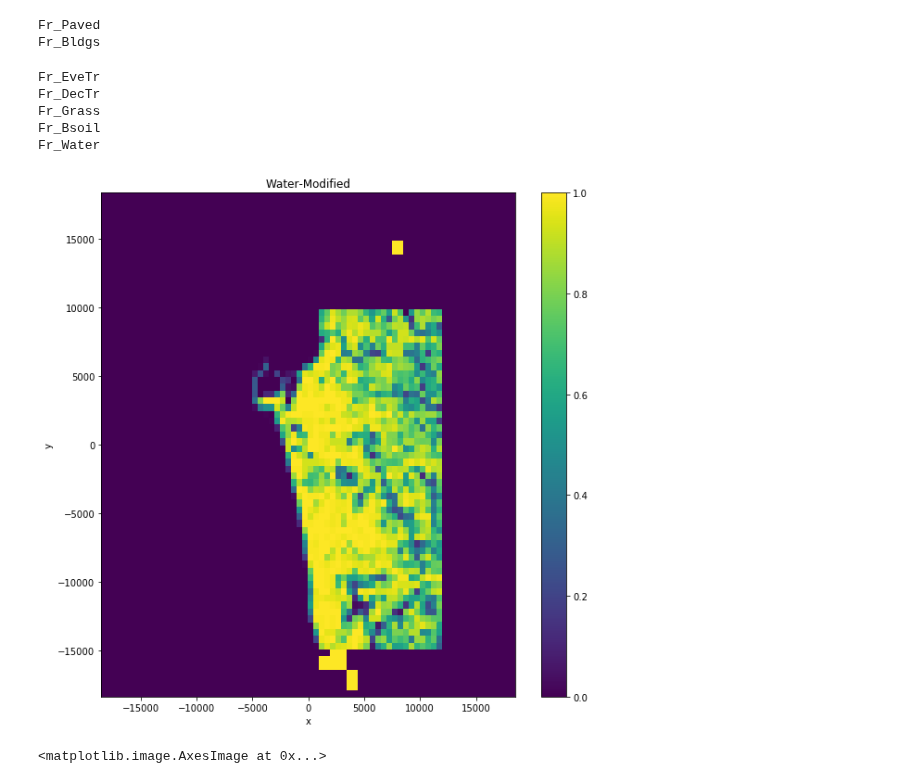
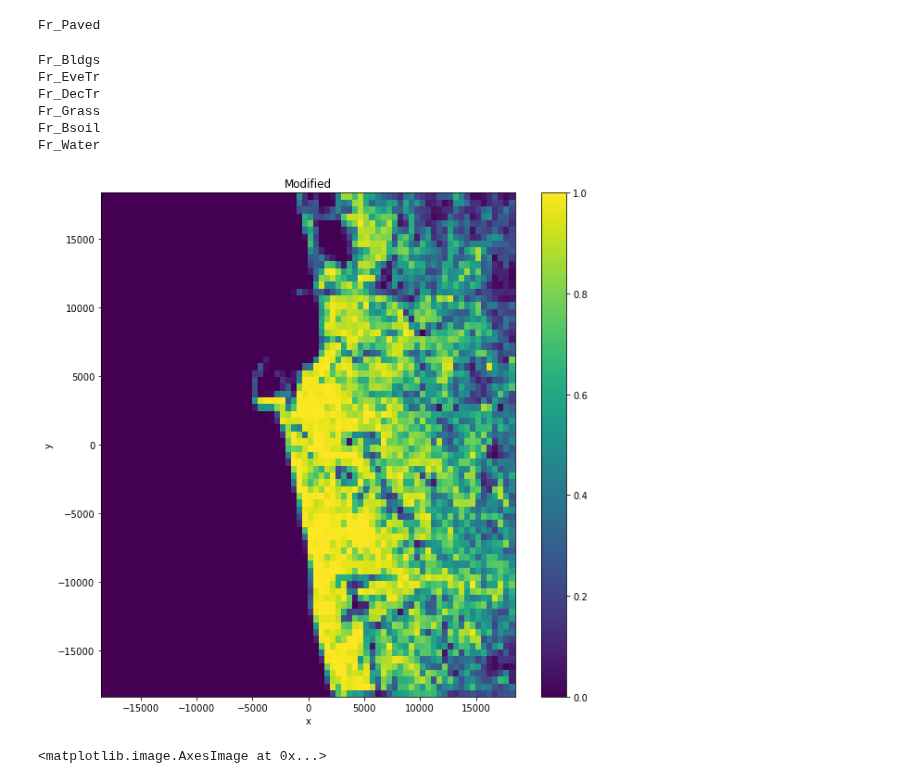
Before and after one commit to Urban-Meteorology-Reading/WRF-SUEWS, a Jupyter notebook: input-processor/pre-processor-SL/Other_modifies/Colombo/land_use.ipynb, the cells around one changed output. Cells and saved outputs as stored; diff of their text form; code cells hidden in the pictures.

```diff
--- a/input-processor/pre-processor-SL/Other_modifies/Colombo/land_use.ipynb
+++ b/input-processor/pre-processor-SL/Other_modifies/Colombo/land_use.ipynb
@@ -14,7 +14,7 @@ import rasterio
 from rasterio.features import rasterize
 from rasterio.transform import from_bounds
 # %%
-list_files=glob.glob('/Users/hamidrezaomidvar/Desktop/LINDER/Colombo/fraction*')
+list_files=glob.glob('/Users/hamidrezaomidvar/Desktop/LINDER-2/Colombo-3/fraction*')
 df=pd.concat([pd.read_csv(f,index_col=0) for f in list_files])
 df.columns=['lat','lon','Fr_Paved' ,'Fr_Grass','Fr_Water' ,'Fr_Bsoil','Fr_Bldgs']
 df['Fr_EveTr']=0
@@ -100,8 +100,13 @@ def regrid_lower(name,df,wrf_X,wrf_Y,x2,y2):
                 id_y_wrf=id_y
                 j_wrf=j
 
-        new_a[id_y_wrf,id_x_wrf]+=val
-        count_a[id_y_wrf,id_x_wrf]+=1
+        try:
+
+            new_a[id_y_wrf,id_x_wrf]+=val
+            count_a[id_y_wrf,id_x_wrf]+=1
+        except:
+            pass
+            #print('some exception happened . . . (probably data is out of domain)')
     z=np.divide(new_a,count_a,where=~np.isnan(new_a))
     return z
 # %%
@@ -117,7 +122,7 @@ for name in names:
     new_all[name]=new_0
 # %% [output]
 Fr_Paved
-Fr_Bldgs
+Fr_Bldgs
 Fr_EveTr
 Fr_DecTr
 Fr_Grass
@@ -153,9 +158,9 @@ ds_base['LANDUSEF'].values[0,19,:,:][cd]=new_all['Fr_Bsoil'][cd]/4
 ds_base['LANDUSEF'].values[0,10,:,:][cd]=new_all['Fr_Water'][cd]/2
 ds_base['LANDUSEF'].values[0,16,:,:][cd]=new_all['Fr_Water'][cd]/2
 # %%
-pc_plot(wrf_X, wrf_Y,ds_base['LANDUSEF'].values[0,12,:,:],'Water-Modified')
+pc_plot(wrf_X, wrf_Y,ds_base['LANDUSEF'].values[0,12,:,:],'Modified')
 # %% [output]
-[figure, old version]
+[figure, new version]
 # %%
 df_bldg=gpd.read_file('bldg_data/CMC_bldg_500mbuffer/CMC_bldg_500mbuffer.shp')
 sub_df_bldg=df_bldg.filter(['FR_N_Floor','geometry'])
```
Also changed, not shown: parts of 15 cells of this notebook, 2 other files.
